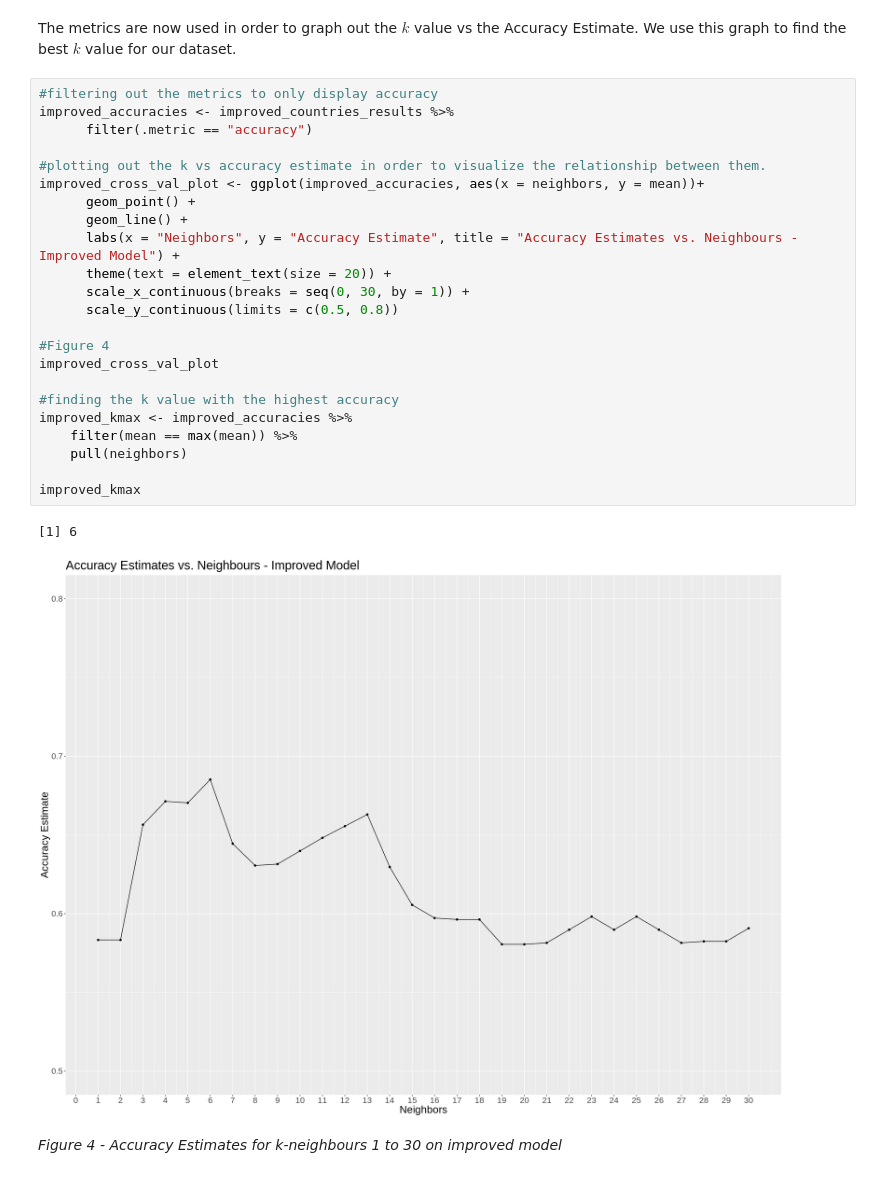
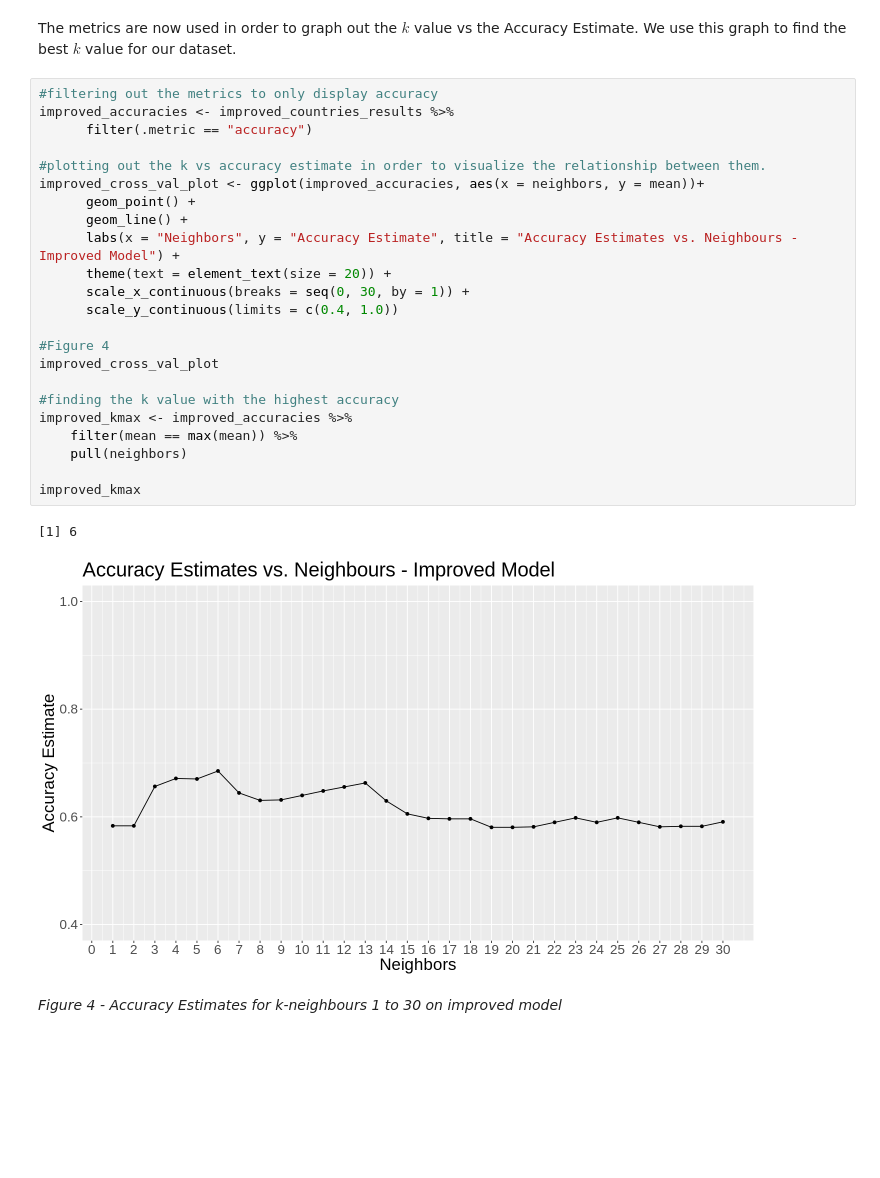
Before and after one commit to tsabkuro/EcoFoot, a Jupyter notebook: report.ipynb, the cells around one changed output. Drawn from its saved outputs; the diff is of its cells as text; blank space fills up the shorter version.

```diff
--- a/report.ipynb
+++ b/report.ipynb
@@ -438,29 +427,29 @@ The metrics are now used in order to graph out the $k$ value vs the Accuracy Est
 # %%
 #filtering out the metrics to only display accuracy
 improved_accuracies <- improved_countries_results %>%
       filter(.metric == "accuracy")
 
 #plotting out the k vs accuracy estimate in order to visualize the relationship between them.
 improved_cross_val_plot <- ggplot(improved_accuracies, aes(x = neighbors, y = mean))+
       geom_point() +
       geom_line() +
       labs(x = "Neighbors", y = "Accuracy Estimate", title = "Accuracy Estimates vs. Neighbours - Improved Model") +
       theme(text = element_text(size = 20)) +
       scale_x_continuous(breaks = seq(0, 30, by = 1)) +
-      scale_y_continuous(limits = c(0.5, 0.8))
+      scale_y_continuous(limits = c(0.4, 1.0))
 
 #Figure 4
 improved_cross_val_plot
 
 #finding the k value with the highest accuracy
 improved_kmax <- improved_accuracies %>%
     filter(mean == max(mean)) %>%
     pull(neighbors)
 
 improved_kmax
 # %% [output]
 [1] 6
-[figure, old version]
+[figure, new version]
 # %% [markdown]
 *Figure 4 - Accuracy Estimates for k-neighbours 1 to 30 on improved model*
 # %% [markdown]
```
Also changed, not shown: parts of 8 cells of this notebook.
